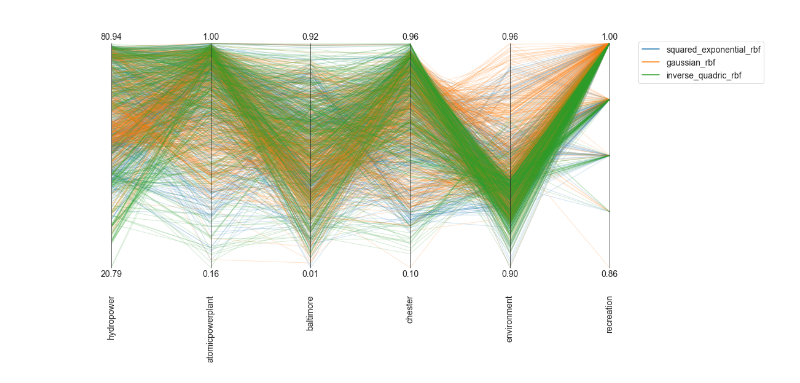
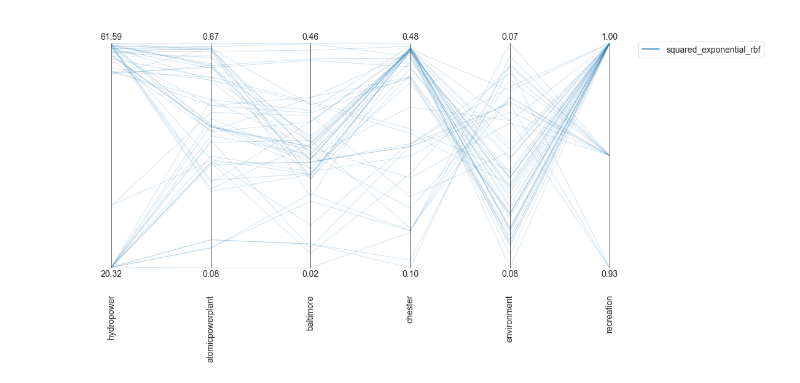
Before and after one commit to JazminZatarain/MUSEH2O, a Jupyter notebook: notebooks/analysis_pareto_sets.ipynb, the cells around one changed output. Drawn from its saved outputs; the diff is of its cells as text; code cells hidden in the pictures.

```diff
--- a/notebooks/analysis_pareto_sets.ipynb
+++ b/notebooks/analysis_pareto_sets.ipynb
@@ -8,8 +8,8 @@ import rbf_functions
 # %%
 
 rbfs = [rbf_functions.squared_exponential_rbf,
-        rbf_functions.gaussian_rbf,
-        rbf_functions.inverse_quadric_rbf
+#         rbf_functions.gaussian_rbf,
+#         rbf_functions.inverse_quadric_rbf
        ]
 
 pareto_sets = {}
@@ -18,7 +18,7 @@ for entry in rbfs:
     output_dir = f"../output/{name}/"
 
     results = pd.read_csv(output_dir + '10_solution.csv')
-    results['environment'] = 1 - results['environment']
+    results['environment'] = results['environment']
 
     pareto_sets[name] = results
 # %%
@@ -26,18 +26,19 @@ from ema_workbench.analysis.parcoords import ParallelAxes, get_limits
 # %%
 limits = get_limits(pd.concat(pareto_sets.values()))
 
 axes = ParallelAxes(limits)
 
 sns.color_palette()
 
 for (k,v), c in zip(pareto_sets.items(), sns.color_palette()):
     axes.plot(v, label=k, lw=1, color=c, alpha=0.2)
 
 axes.legend()
+axes.invert_axis('environment')
 
 plt.show()
 # %% [output]
-[figure, old version]
+[figure, new version]
 # %%
 limits = get_limits(pd.concat(pareto_sets.values()))
 
```
Also changed, not shown: parts of 3 cells of this notebook, 8 other files.
